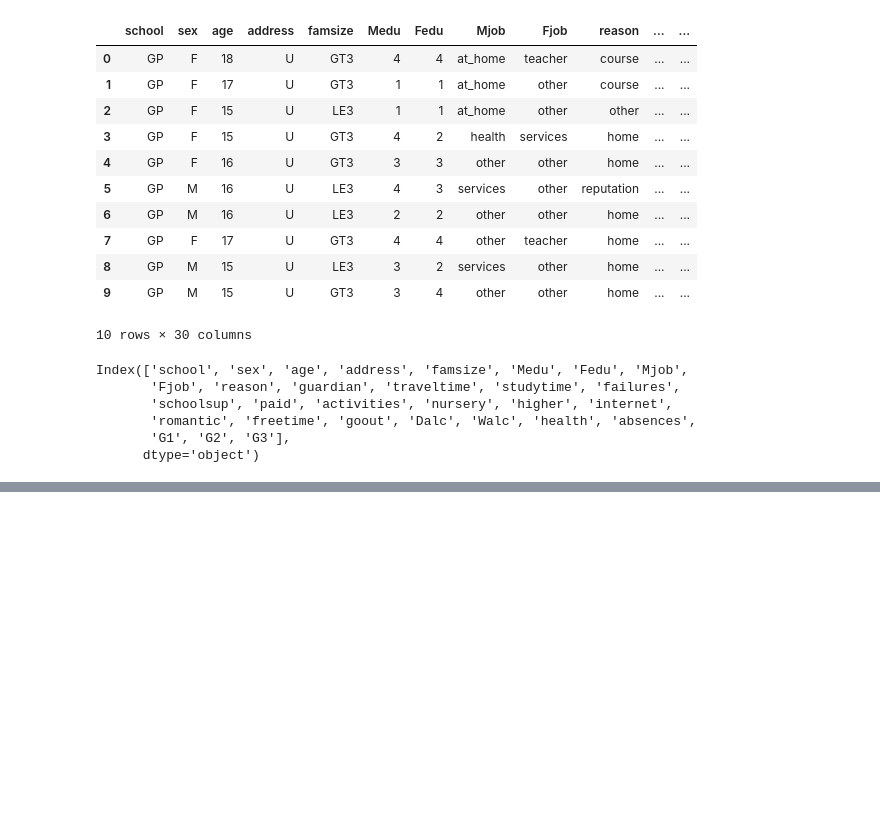
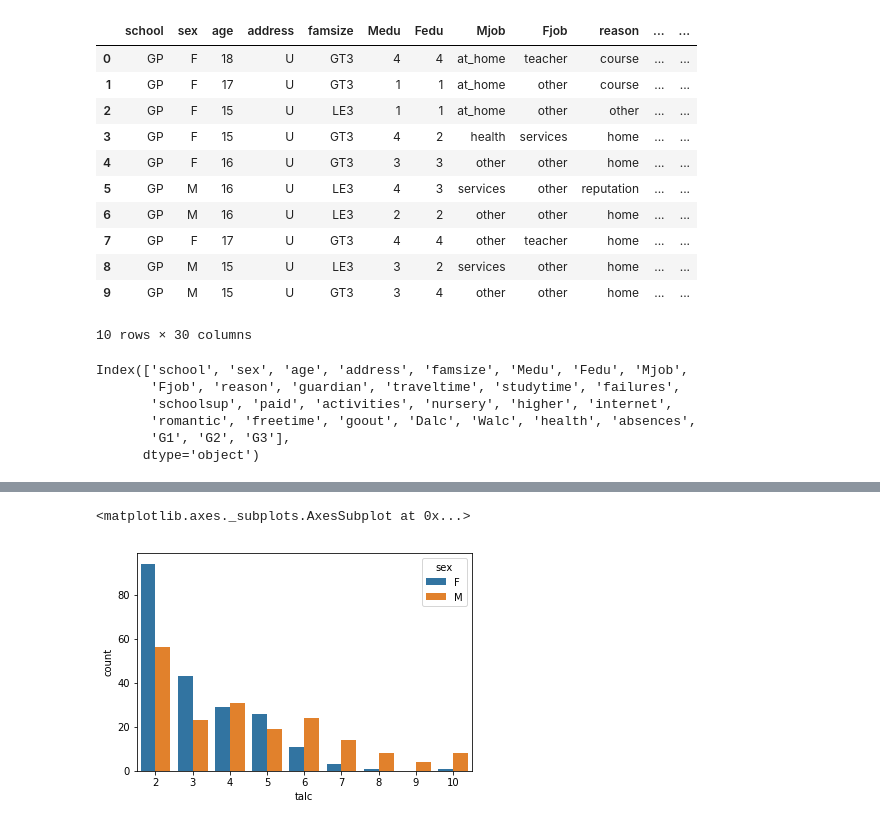
Before and after one commit to Learnlearningplatform/Student_analysis, a Jupyter notebook: project1.ipynb, the cells around one changed output, grey strips where cells are left out. Saved outputs shown, nothing was run; the diff lists cells and outputs as text; code cells hidden in the pictures; blank space fills up the shorter version.

```diff
--- a/project1.ipynb
+++ b/project1.ipynb
@@ -90,0 +170,7 @@ Index(['school', 'sex', 'age', 'address', 'famsize', 'Medu', 'Fedu', 'Mjob',
+# %%
+#number of male and female and number of times they consume alcohol per week
+import seaborn as sns
+sns.countplot(x='talc',data=df,hue='sex')
+# %% [output]
+<matplotlib.axes._subplots.AxesSubplot at 0x...>
+[figure, added]
```
Also changed, not shown: parts of 22 cells of this notebook.
